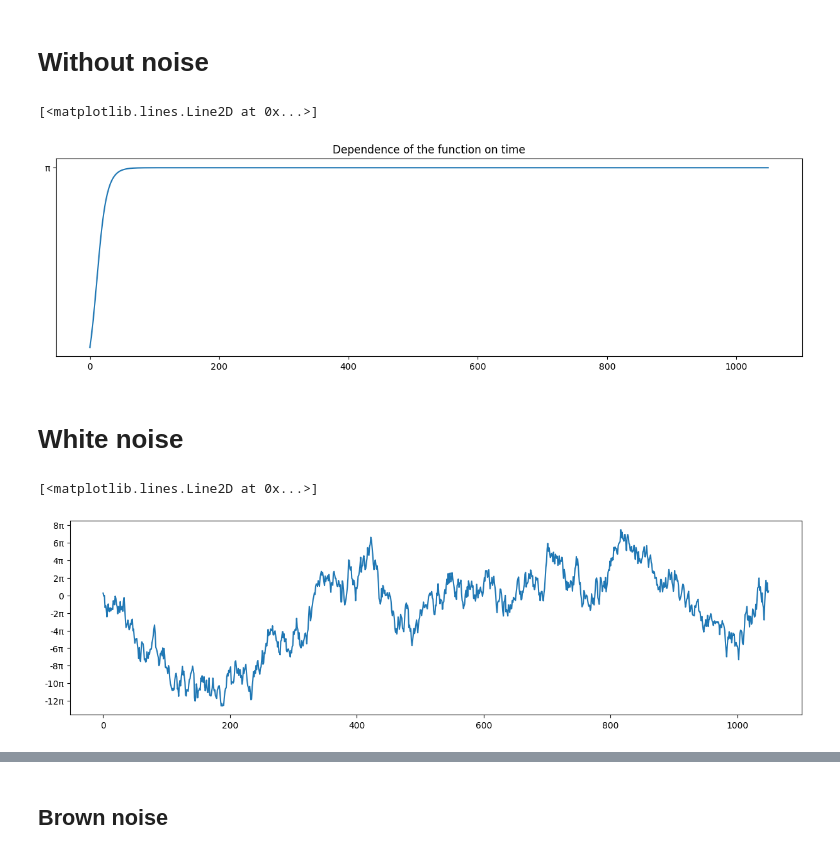
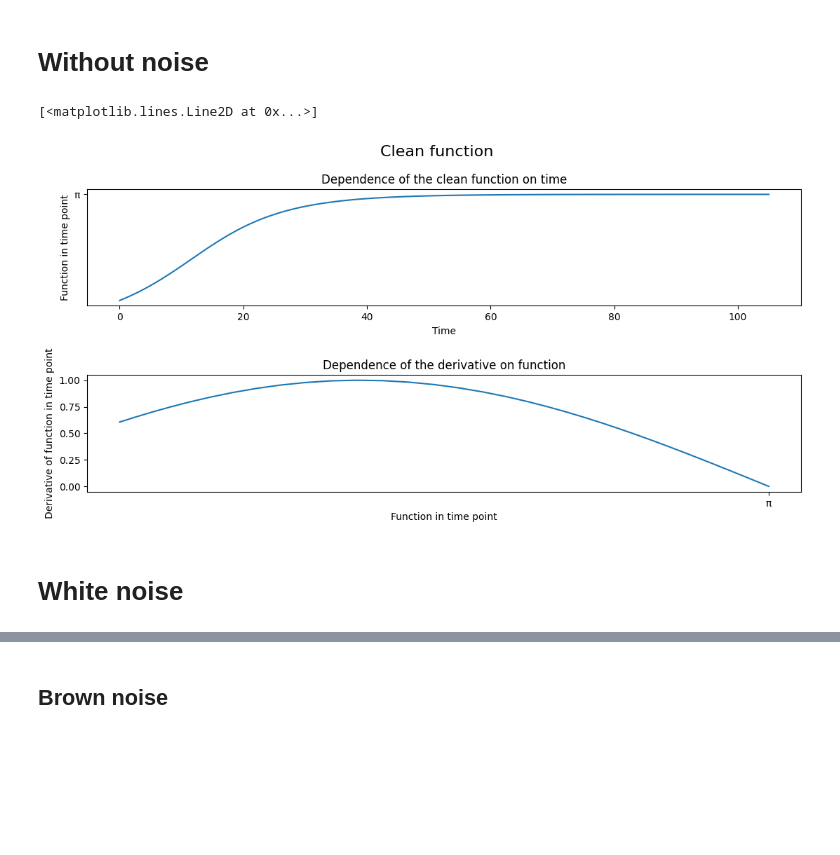
Before and after one commit to HopeMeNow/MDSdiploma, a Jupyter notebook: src/noisesResearch.ipynb, the cells around one changed output, grey strips where cells are left out. Saved outputs shown, nothing was run; the diff lists cells and outputs as text; code cells hidden in the pictures; blank space fills up the shorter version.

Commit message:
add graphs with dependence of the derivative on function

```diff
--- a/src/noisesResearch.ipynb
+++ b/src/noisesResearch.ipynb
@@ -138,34 +173,26 @@ series_len = 1050
 random.seed(0)
 # %% [markdown]
 # Without noise
-# %%
-x_t = np.random.rand()
-x_ts = []
-for t in range(series_len):
-  x_ts.append(x_t)
-  x_t = function_next_value(x_t)
-
-plt.figure(figsize=(15, 4))
-plt.yticks(*get_rad_ticks(0, 2))
-plt.title('Dependence of the function on time')
-plt.plot(x_ts)
-# %% [output]
-[<matplotlib.lines.Line2D at 0x...>]
-[figure, removed]
+# %%
+x_ts, d_ts = get_samples()
+
+fig, (ax1, ax2) = plt.subplots(2, 1, figsize=(12, 6))
+fig.tight_layout(pad=5.)
+fig.suptitle('Clean function', fontsize=16)
+
+ax1.set_yticks(*get_rad_ticks(0, 2))
+ax1.set_title('Dependence of the clean function on time')
+ax1.set_xlabel('Time')
+ax1.set_ylabel('Function in time point')
+ax1.plot(x_ts)
+
+ax2.set_xticks(*get_rad_ticks(0, 2))
+ax2.set_title('Dependence of the derivative on function')
+ax2.set_xlabel('Function in time point')
+ax2.set_ylabel('Derivative of function in time point')
+ax2.plot(x_ts, d_ts)
+# %% [output]
+[<matplotlib.lines.Line2D at 0x...>]
+[figure, added]
 # %% [markdown]
 # White noise
-# %%
-white_noise = generate_noise(series_len)
-
-x_t = np.random.rand()
-x_ts = []
-for t in range(series_len):
-  x_ts.append(x_t)
-  x_t = function_next_value(x_t, f_t=white_noise[t])
-
-plt.figure(figsize=(15, 4))
-plt.yticks(*get_rad_ticks(-14, 9, 2))
-plt.plot(x_ts)
-# %% [output]
-[<matplotlib.lines.Line2D at 0x...>]
-[figure, removed]
```
Also changed, not shown: parts of 12 cells of this notebook.
